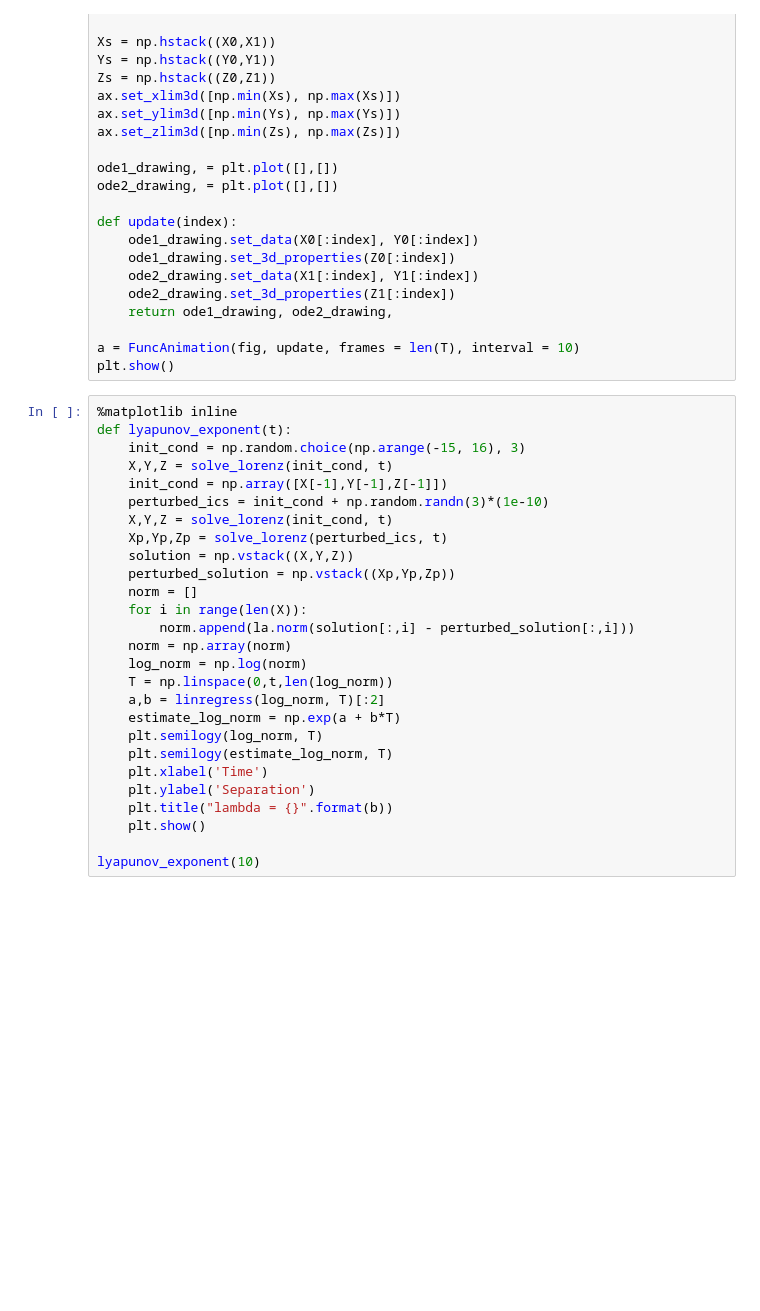
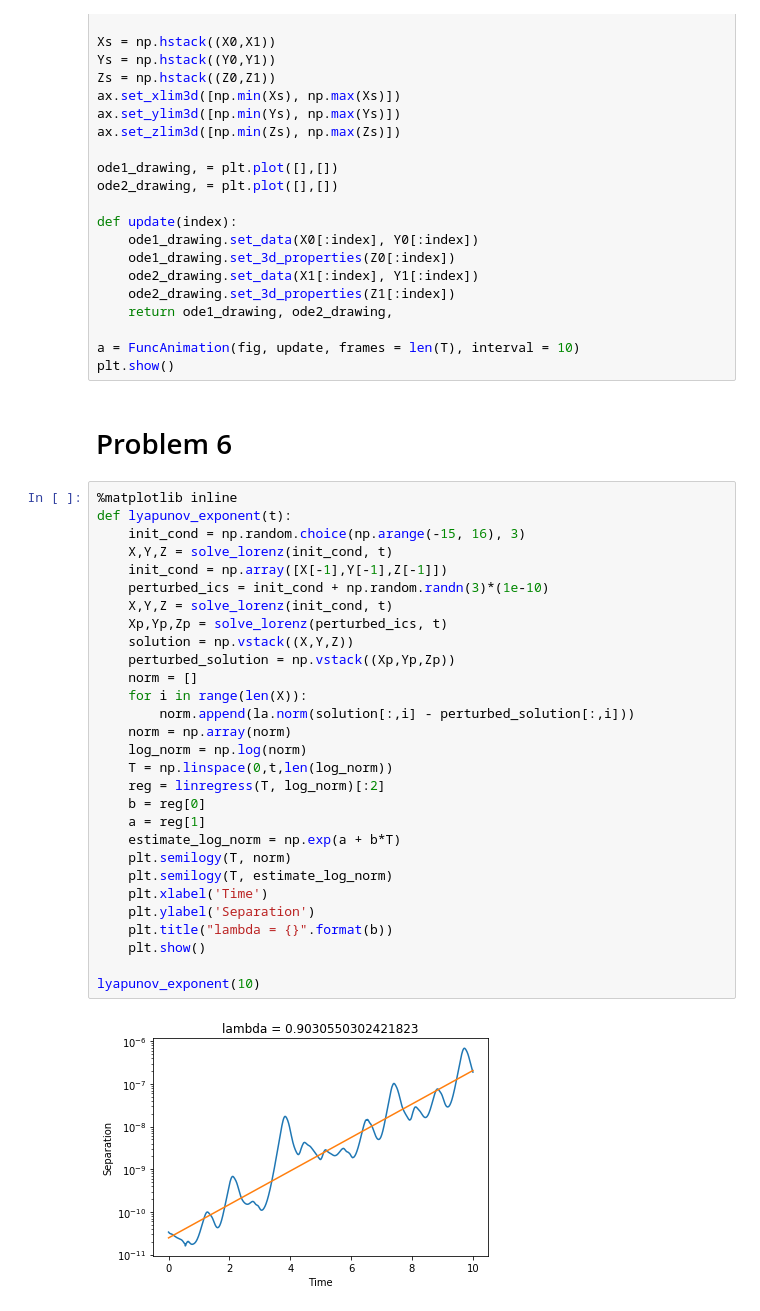
Before and after one commit to mattschaelling/acme_vol4, a Jupyter notebook: LorenzEquations/lorenz_equations.ipynb, the cells around one changed output. Cells and saved outputs as stored; diff of their text form; blank space fills up the shorter version.

```diff
--- a/LorenzEquations/lorenz_equations.ipynb
+++ b/LorenzEquations/lorenz_equations.ipynb
@@ -179,30 +179,36 @@ def update(index):
 
 a = FuncAnimation(fig, update, frames = len(T), interval = 10)
 plt.show()
+# %% [markdown]
+# Problem 6
 # %%
 %matplotlib inline
 def lyapunov_exponent(t):
     init_cond = np.random.choice(np.arange(-15, 16), 3)
     X,Y,Z = solve_lorenz(init_cond, t)
     init_cond = np.array([X[-1],Y[-1],Z[-1]])
     perturbed_ics = init_cond + np.random.randn(3)*(1e-10)
     X,Y,Z = solve_lorenz(init_cond, t)
     Xp,Yp,Zp = solve_lorenz(perturbed_ics, t)
     solution = np.vstack((X,Y,Z))
     perturbed_solution = np.vstack((Xp,Yp,Zp))
     norm = []
     for i in range(len(X)):
         norm.append(la.norm(solution[:,i] - perturbed_solution[:,i]))
     norm = np.array(norm)
     log_norm = np.log(norm)
     T = np.linspace(0,t,len(log_norm))
-    a,b = linregress(log_norm, T)[:2]
+    reg = linregress(T, log_norm)[:2]
+    b = reg[0]
+    a = reg[1]
     estimate_log_norm = np.exp(a + b*T)
-    plt.semilogy(log_norm, T)
-    plt.semilogy(estimate_log_norm, T)
+    plt.semilogy(T, norm)
+    plt.semilogy(T, estimate_log_norm)
     plt.xlabel('Time')
     plt.ylabel('Separation')
     plt.title("lambda = {}".format(b))
     plt.show()
 
 lyapunov_exponent(10)
+# %% [output]
+[figure, added]
```
Also changed, not shown: parts of 1 cell of this notebook.
